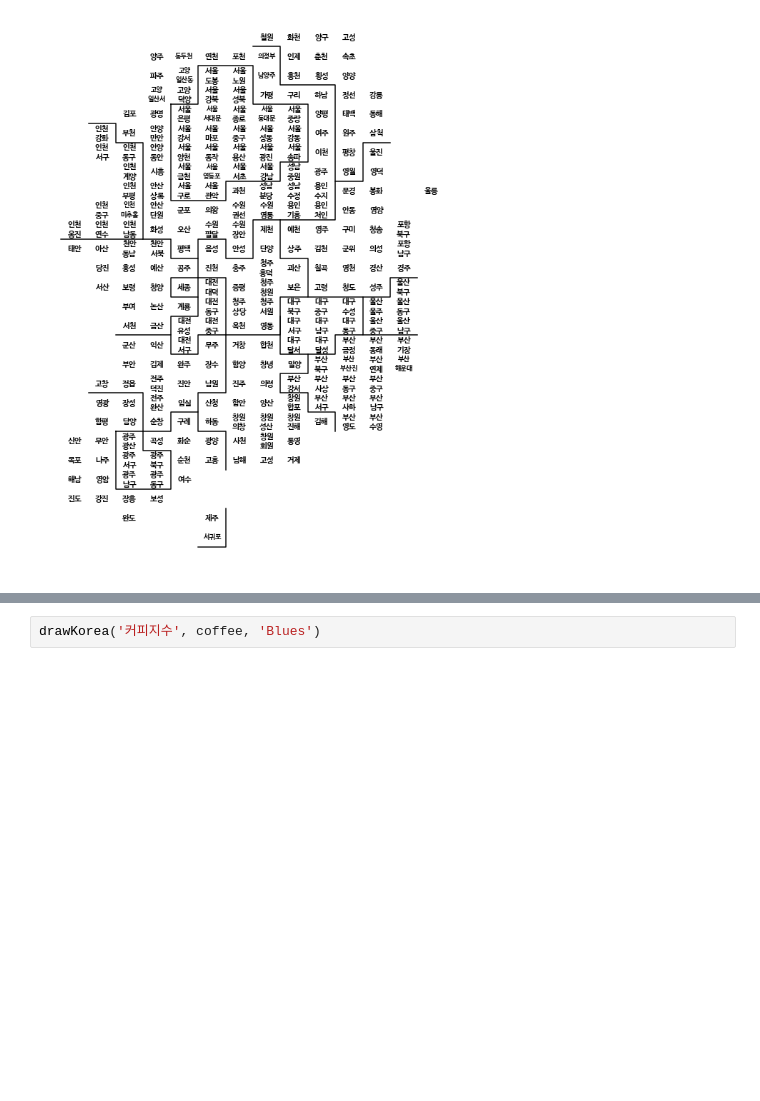
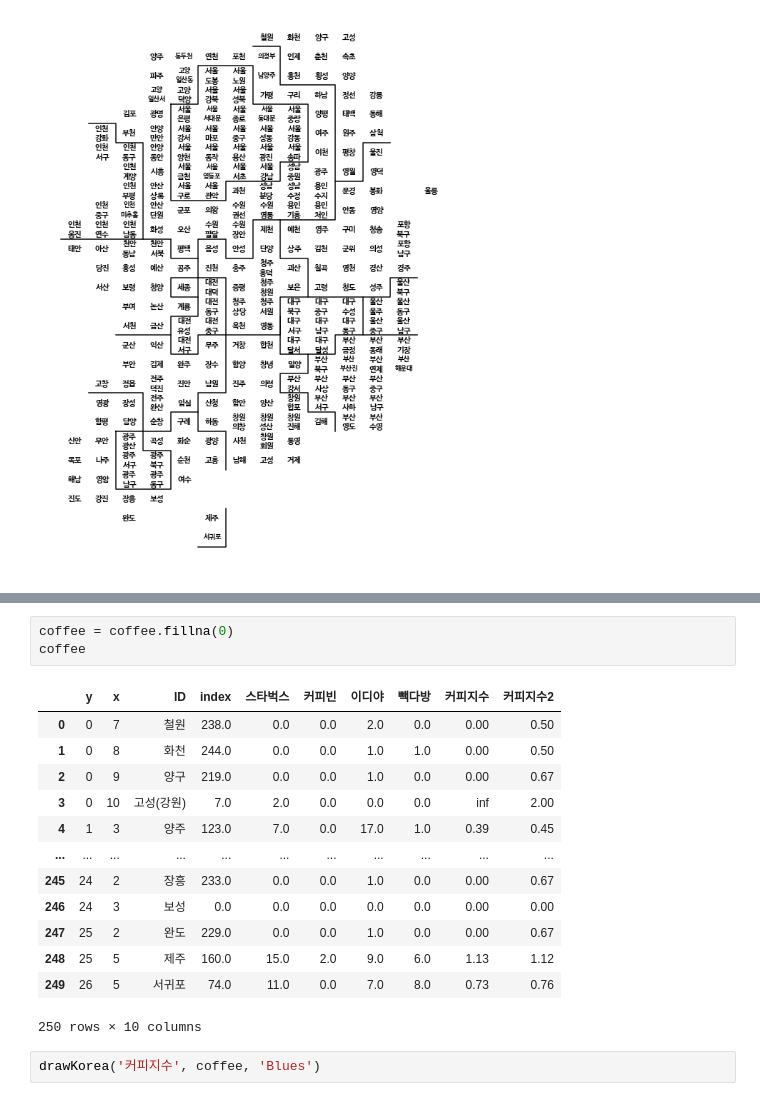
Before and after one commit to dongkyuseo/DataAnalysis, a Jupyter notebook: 08.분석사례/12_커피샵_시각화.ipynb, the cells around one changed output, grey strips where cells are left out. Saved outputs shown, nothing was run; the diff lists cells and outputs as text; blank space fills up the shorter version.

```diff
--- a/08.분석사례/12_커피샵_시각화.ipynb
+++ b/08.분석사례/12_커피샵_시각화.ipynb
@@ -465,3 +451,20 @@ coffee.isnull().sum().sum()
+# %%
+coffee = coffee.fillna(0)
+coffee
+# %% [output]
+|  | y | x | ID | index | 스타벅스 | 커피빈 | 이디야 | 빽다방 | 커피지수 | 커피지수2 |
+| 0 | 0 | 7 | 철원 | 238.0 | 0.0 | 0.0 | 2.0 | 0.0 | 0.00 | 0.50 |
+| 1 | 0 | 8 | 화천 | 244.0 | 0.0 | 0.0 | 1.0 | 1.0 | 0.00 | 0.50 |
+| 2 | 0 | 9 | 양구 | 219.0 | 0.0 | 0.0 | 1.0 | 0.0 | 0.00 | 0.67 |
+| 3 | 0 | 10 | 고성(강원) | 7.0 | 2.0 | 0.0 | 0.0 | 0.0 | inf | 2.00 |
+| 4 | 1 | 3 | 양주 | 123.0 | 7.0 | 0.0 | 17.0 | 1.0 | 0.39 | 0.45 |
+| ... | ... | ... | ... | ... | ... | ... | ... | ... | ... | ... |
+| 245 | 24 | 2 | 장흥 | 233.0 | 0.0 | 0.0 | 1.0 | 0.0 | 0.00 | 0.67 |
+| 246 | 24 | 3 | 보성 | 0.0 | 0.0 | 0.0 | 0.0 | 0.0 | 0.00 | 0.00 |
+| 247 | 25 | 2 | 완도 | 229.0 | 0.0 | 0.0 | 1.0 | 0.0 | 0.00 | 0.67 |
+| 248 | 25 | 5 | 제주 | 160.0 | 15.0 | 2.0 | 9.0 | 6.0 | 1.13 | 1.12 |
+| 249 | 26 | 5 | 서귀포 | 74.0 | 11.0 | 0.0 | 7.0 | 8.0 | 0.73 | 0.76 |
+250 rows × 10 columns
 # %%
 drawKorea('커피지수', coffee, 'Blues')
 # %% [output]
```
Also changed, not shown: parts of 5 cells of this notebook.
